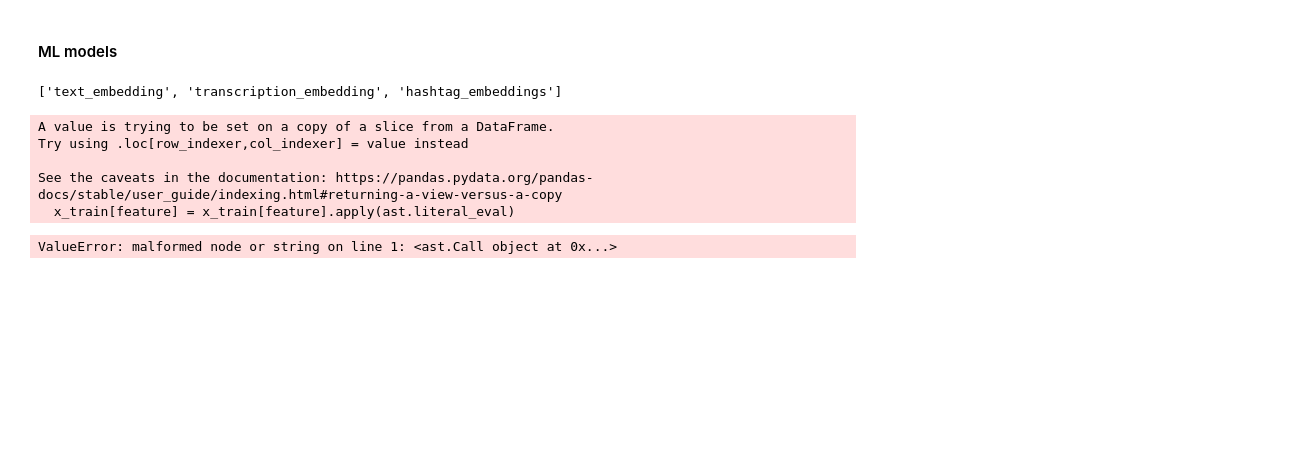
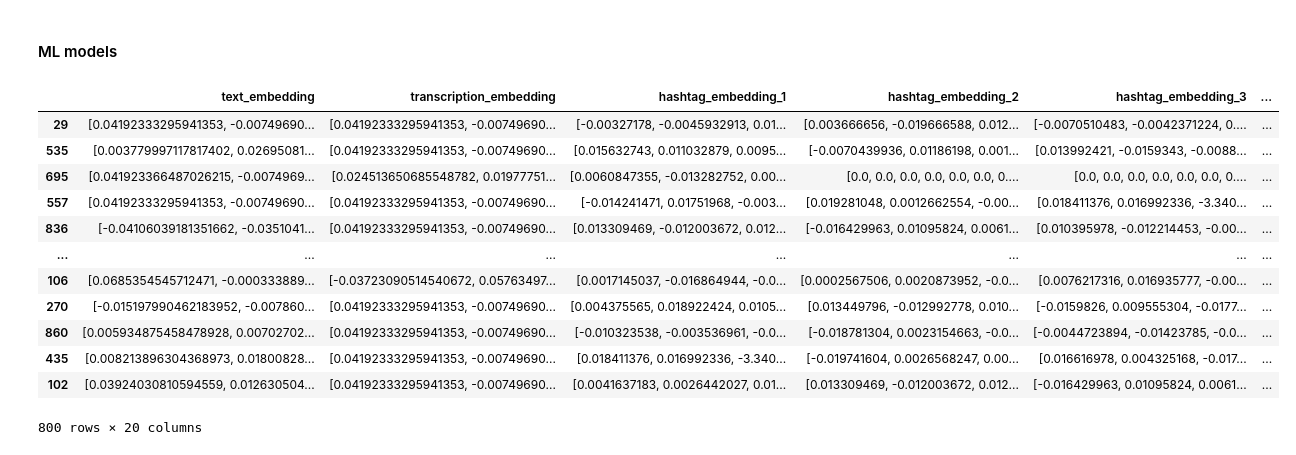
Before and after one commit to juanls1/TikTok-Virality-Predictor, a Jupyter notebook: src/text/text_study.ipynb, the cells around one changed output. Drawn from its saved outputs; the diff is of its cells as text; code cells hidden in the pictures; blank space fills up the shorter version.

```diff
--- a/src/text/text_study.ipynb
+++ b/src/text/text_study.ipynb
@@ -437,26 +488,19 @@ x_test = test_df[features]
 y_test = test_df[target]
 # %% [markdown]
 #### ML models
-# %%
-features
-# %% [output]
-['text_embedding', 'transcription_embedding', 'hashtag_embeddings']
-# %%
-INPUTS_LR_NUM = features
-INPUTS_LR_CAT = []
-INPUTS_LR = INPUTS_LR_NUM + INPUTS_LR_CAT
-
-# Convert string representations of lists to actual lists
-for feature in INPUTS_LR_NUM:
-    if feature == 'hashtag_embeddings':
-        for hashtag in
-
-    else:
-        x_train[feature] = x_train[feature].apply(ast.literal_eval)
-# %% [output]
-A value is trying to be set on a copy of a slice from a DataFrame.
-Try using .loc[row_indexer,col_indexer] = value instead
-
-See the caveats in the documentation: https://pandas.pydata.org/pandas-docs/stable/user_guide/indexing.html#returning-a-view-versus-a-copy
-  x_train[feature] = x_train[feature].apply(ast.literal_eval)
-ValueError: malformed node or string on line 1: <ast.Call object at 0x...>
+# %%
+x_Train
+# %% [output]
+|  | text_embedding | transcription_embedding | hashtag_embedding_1 | hashtag_embedding_2 | hashtag_embedding_3 | ... |
+| 29 | [0.04192333295941353, -0.00749690... | [0.04192333295941353, -0.00749690... | [-0.00327178, -0.0045932913, 0.01... | [0.003666656, -0.019666588, 0.012... | [-0.0070510483, -0.0042371224, 0.... | ... |
+| 535 | [0.003779997117817402, 0.02695081... | [0.04192333295941353, -0.00749690... | [0.015632743, 0.011032879, 0.0095... | [-0.0070439936, 0.01186198, 0.001... | [0.013992421, -0.0159343, -0.0088... | ... |
+| 695 | [0.041923366487026215, -0.0074969... | [0.024513650685548782, 0.01977751... | [0.0060847355, -0.013282752, 0.00... | [0.0, 0.0, 0.0, 0.0, 0.0, 0.0, 0.... | [0.0, 0.0, 0.0, 0.0, 0.0, 0.0, 0.... | ... |
+| 557 | [0.04192333295941353, -0.00749690... | [0.04192333295941353, -0.00749690... | [-0.014241471, 0.01751968, -0.003... | [0.019281048, 0.0012662554, -0.00... | [0.018411376, 0.016992336, -3.340... | ... |
+| 836 | [-0.04106039181351662, -0.0351041... | [0.04192333295941353, -0.00749690... | [0.013309469, -0.012003672, 0.012... | [-0.016429963, 0.01095824, 0.0061... | [0.010395978, -0.012214453, -0.00... | ... |
+| ... | ... | ... | ... | ... | ... | ... |
+| 106 | [0.0685354545712471, -0.000333889... | [-0.03723090514540672, 0.05763497... | [0.0017145037, -0.016864944, -0.0... | [0.0002567506, 0.0020873952, -0.0... | [0.0076217316, 0.016935777, -0.00... | ... |
+| 270 | [-0.015197990462183952, -0.007860... | [0.04192333295941353, -0.00749690... | [0.004375565, 0.018922424, 0.0105... | [0.013449796, -0.012992778, 0.010... | [-0.0159826, 0.009555304, -0.0177... | ... |
+| 860 | [0.005934875458478928, 0.00702702... | [0.04192333295941353, -0.00749690... | [-0.010323538, -0.003536961, -0.0... | [-0.018781304, 0.0023154663, -0.0... | [-0.0044723894, -0.01423785, -0.0... | ... |
+| 435 | [0.008213896304368973, 0.01800828... | [0.04192333295941353, -0.00749690... | [0.018411376, 0.016992336, -3.340... | [-0.019741604, 0.0026568247, 0.00... | [0.016616978, 0.004325168, -0.017... | ... |
+| 102 | [0.03924030810594559, 0.012630504... | [0.04192333295941353, -0.00749690... | [0.0041637183, 0.0026442027, 0.01... | [0.013309469, -0.012003672, 0.012... | [-0.016429963, 0.01095824, 0.0061... | ... |
+800 rows × 20 columns
```
Also changed, not shown: parts of 30 cells of this notebook, 1 other file.
